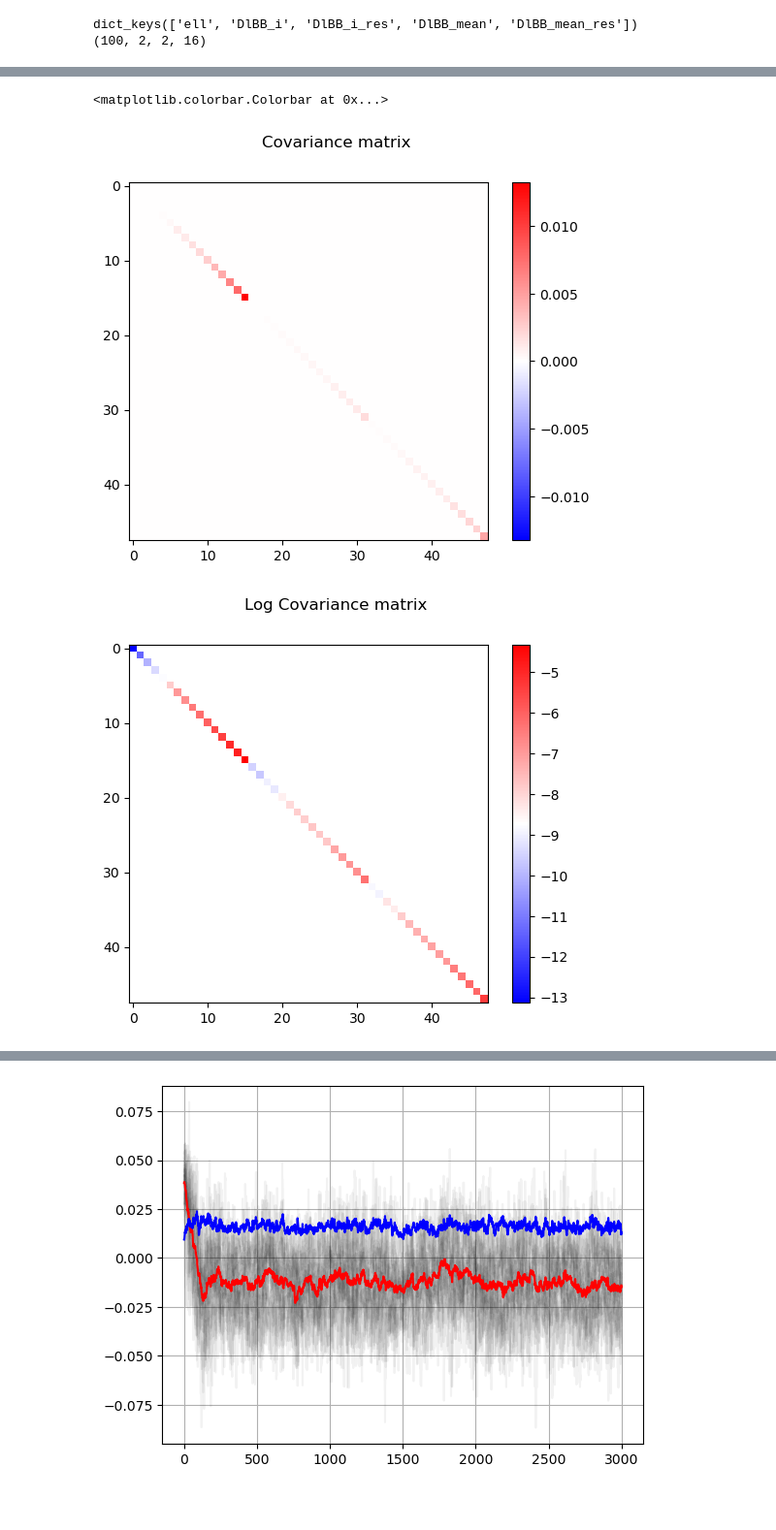
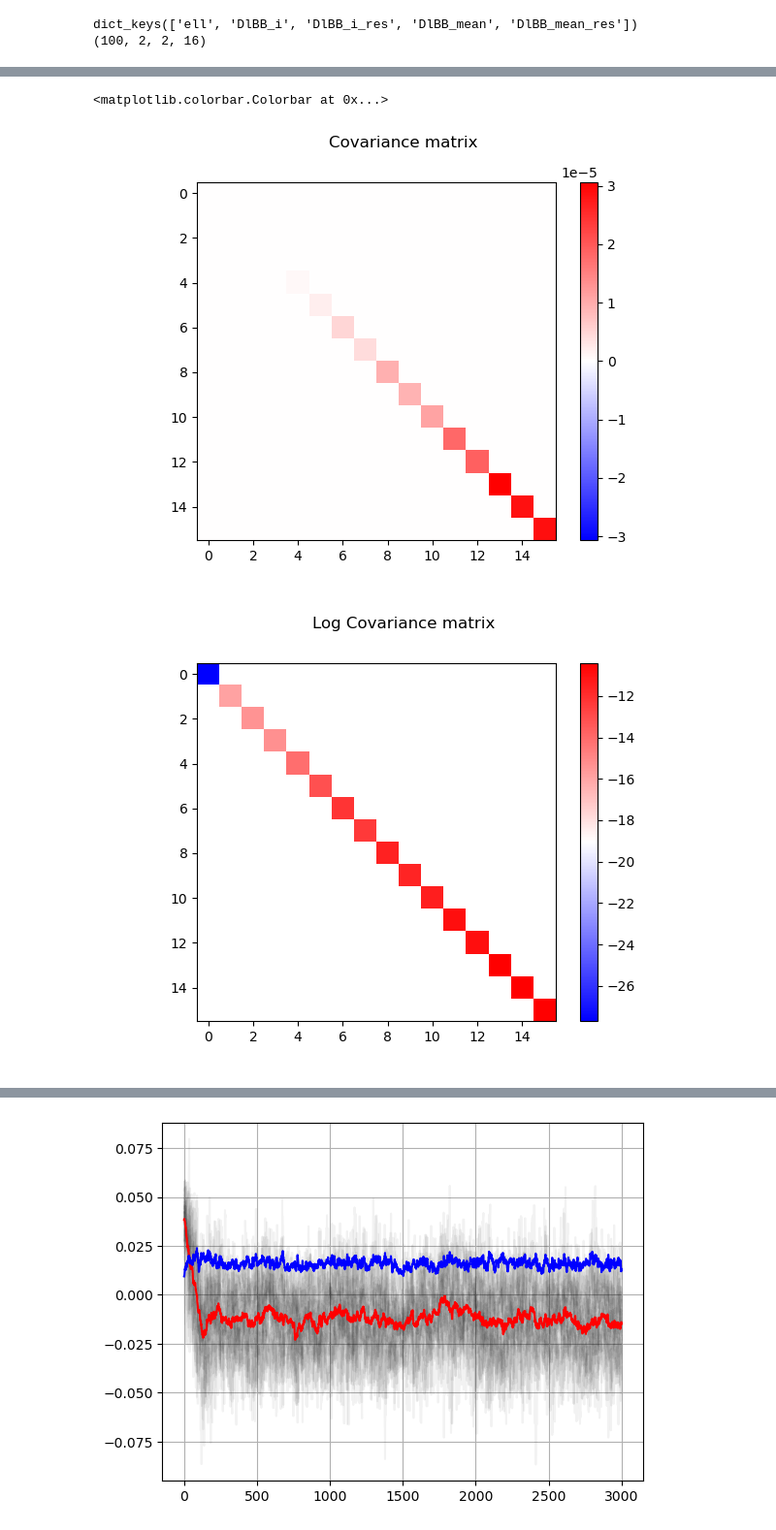
Before and after one commit to mathias77515/CMM-Pipeline, a Jupyter notebook: scripts_nahuel/analysis-r-2.ipynb, the cells around one changed output, grey strips where cells are left out. Shown at 97% size. Drawn from its saved outputs; the diff is of its cells as text; code cells hidden in the pictures; blank space fills up the shorter version.

```diff
--- a/scripts_nahuel/analysis-r-2.ipynb
+++ b/scripts_nahuel/analysis-r-2.ipynb
@@ -11,6 +18,6 @@ from getdist import plots, MCSamples
 # %%
-# base_dir = '/home/nahue-ofi/'
-base_dir = '/home/nahue/'
+base_dir = '/home/nahue-ofi/'
+# base_dir = '/home/nahue/'
 
 def give_cl_cmb(ell, r=0, Alens=1.):
 
@@ -337,6 +345,9 @@ plt.colorbar()
 # %%
 cov_cc_diag_1 = np.zeros((16,16))
 np.fill_diagonal(cov_cc_diag_1, np.std(data['DlBB_i'][:,0,0,:]-data['DlBB_i_res'][:,0,0,:], axis=0)**2)
+
+cov_cc_diag_1 = np.zeros((16,16))
+np.fill_diagonal(cov_cc_diag_1, 2/(2*data['ell']+1)*1/(0.0145)*(1/30)*(np.mean(data['DlBB_i'][:,0,0,:]-data['DlBB_i_res'][:,0,0,:],axis=0))**2)#
 
 cov_dd_diag_1 = np.zeros((16,16))
 np.fill_diagonal(cov_dd_diag_1, np.std(data['DlBB_i'][:,1,1,:]-data['DlBB_i_res'][:,1,1,:], axis=0)**2)
@@ -344,11 +355,12 @@ np.fill_diagonal(cov_dd_diag_1, np.std(data['DlBB_i'][:,1,1,:]-data['DlBB_i_res'
 cov_dc_diag_1 = np.zeros((16,16))
 np.fill_diagonal(cov_dc_diag_1, np.std(data['DlBB_i'][:,1,0,:]-data['DlBB_i_res'][:,1,0,:], axis=0)**2)
 
-cov_cc_dd_dc_diag = np.zeros((48,48))
+# cov_cc_dd_dc_diag = np.zeros((48,48))
+cov_cc_dd_dc_diag = np.zeros((16,16))
 
 cov_cc_dd_dc_diag[:16,:16] = cov_cc_diag_1
-cov_cc_dd_dc_diag[16:32,16:32] = cov_dd_diag_1
-cov_cc_dd_dc_diag[32:,32:] = cov_dc_diag_1
+# cov_cc_dd_dc_diag[16:32,16:32] = cov_dd_diag_1
+# cov_cc_dd_dc_diag[32:,32:] = cov_dc_diag_1
 
 plt.figure()
 
@@ -358,32 +370,32 @@ plt.imshow(cov_cc_dd_dc_diag[:, :], vmin=-vmax, vmax=vmax, cmap='bwr')
 plt.colorbar()
 
 plt.figure()
 
 plt.suptitle('Log Covariance matrix')
 plt.imshow(np.log(cov_cc_dd_dc_diag[:, :]), cmap='bwr')
 plt.colorbar()
 
 plt.figure()
 plt.suptitle('Log Abs Covariance matrix')
 plt.imshow(np.log(np.abs(cov_cc_dd_dc_diag[:, :])), cmap='bwr')
 plt.colorbar()
 
 cov_inv = np.linalg.inv(cov_cc_dd_dc_diag)
 
 plt.figure()
 
 plt.suptitle('Inverse log covariance matrix')
 vmax = np.max(np.abs(cov_inv[:, :]))
 plt.imshow(np.log(cov_inv[:, :]), cmap='bwr')#, vmin=-vmax, vmax=vmax, cmap='bwr')
 plt.colorbar()
 
 plt.figure()
 
 plt.suptitle('Inverse log abs covariance matrix')
 vmax = np.max(np.abs(cov_inv[:, :]))
 plt.imshow(np.log(np.abs(cov_inv[:, :])), cmap='bwr')#, vmin=-vmax, vmax=vmax, cmap='bwr')
 plt.colorbar()
 # %% [output]
 <matplotlib.colorbar.Colorbar at 0x...>
-[figure, old version]
+[figure, new version]
-[figure, old version]
+[figure, new version]
```
Also changed, not shown: parts of 7 cells of this notebook, 1 other file.
